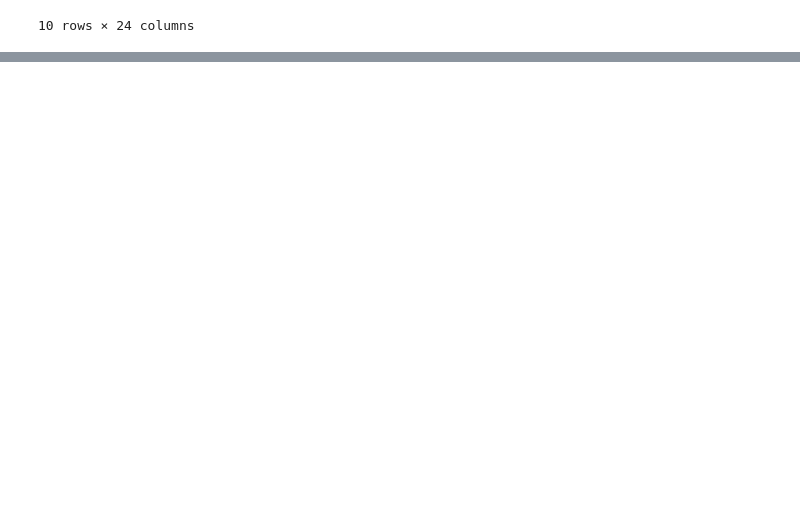
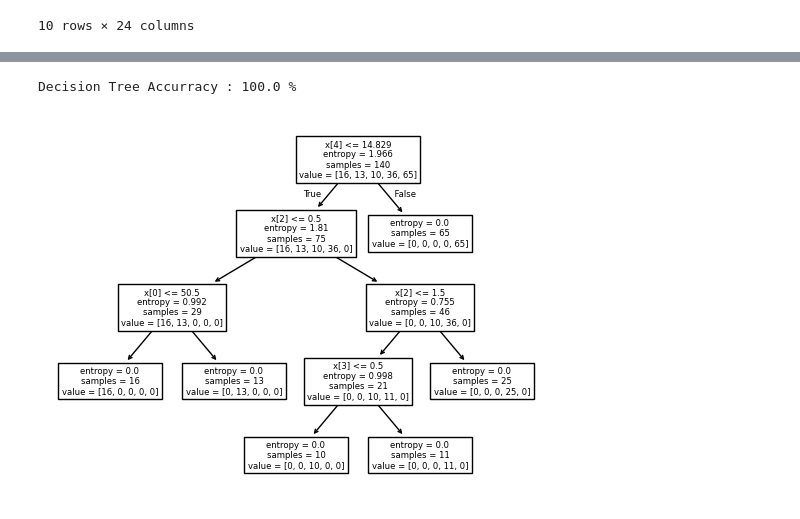
Before and after one commit to saad1ibn2akhter/AI_Olympiad_problems_and_solutions, a Jupyter notebook: supervised_learning_classification_decision_regression_trees__SVM.ipynb, the cells around one changed output, grey strips where cells are left out. Saved outputs shown, nothing was run; the diff lists cells and outputs as text; code cells hidden in the pictures; blank space fills up the shorter version.

```diff
--- a/supervised_learning_classification_decision_regression_trees__SVM.ipynb
+++ b/supervised_learning_classification_decision_regression_trees__SVM.ipynb
@@ -98,0 +143,16 @@ print("1 vs. rest accuracy : ",ova_accuracy ," %")
+# %%
+drug_tree = DecisionTreeClassifier(criterion='entropy' ,max_depth =4)
+
+drug_tree.fit(X_train , y_train )
+
+tree_yhat = drug_tree.predict(X_test)
+tree_accuracy = accuracy_score(y_test, tree_yhat)
+
+print(f"Decision Tree Accurracy : {tree_accuracy*100} %")
+# %% [output]
+Decision Tree Accurracy : 100.0 %
+# %%
+plot_tree(drug_tree)
+plt.show()
+# %% [output]
+[figure, added]
```
Also changed, not shown: parts of 6 cells of this notebook.
